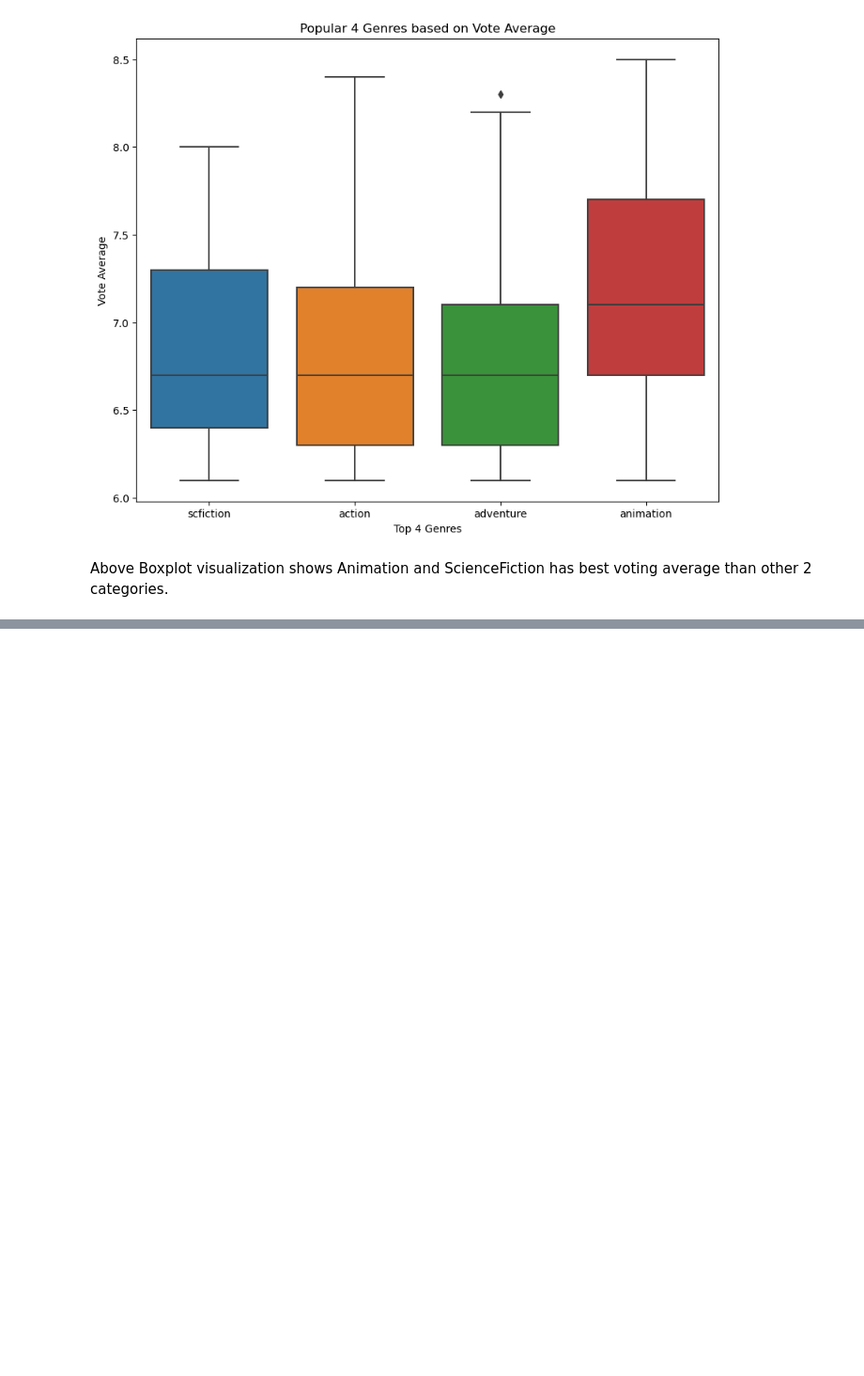
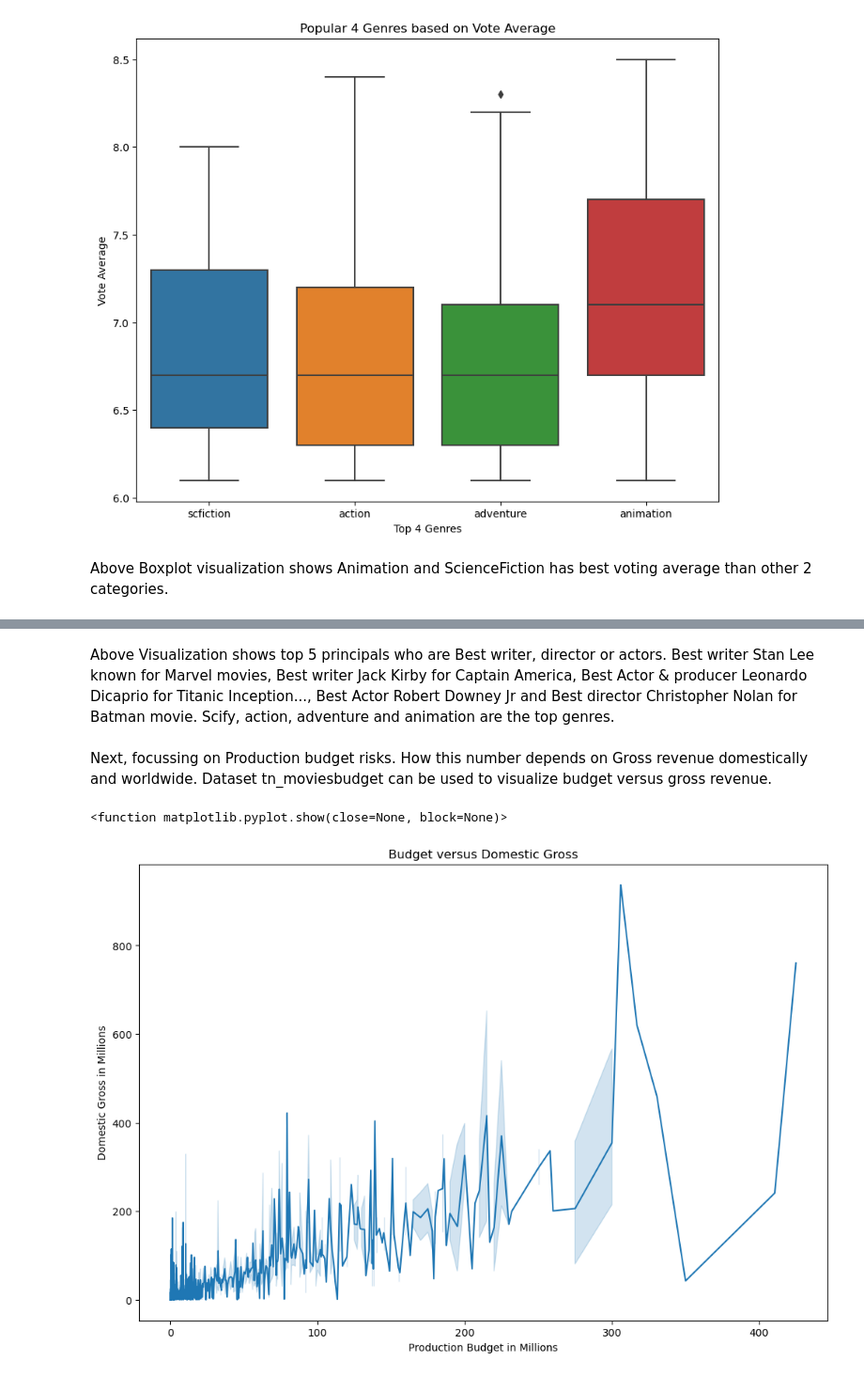
Before and after one commit to YamunaU75/FortuneMoviePhase2, a Jupyter notebook: index.ipynb, the cells around one changed output, grey strips where cells are left out. Shown at 94% size. Cells and saved outputs as stored; diff of their text form; code cells hidden in the pictures; blank space fills up the shorter version.

```diff
--- a/index.ipynb
+++ b/index.ipynb
@@ -256,7 +259,7 @@ vote_count           0
 dtype: int64
 # %%
 # Loading Dataset5 tn.movie_budgets.csv
-tn_moviesbudget = pd.read_csv("data/tn.movie_budgets.csv/tn.movie_budgets.csv")
+tn_moviesbudget = pd.read_csv("zippedData/tn.movie_budgets.csv.gz")
 tn_moviesbudget
 # %% [output]
 |  | id | release_date | movie | production_budget | domestic_gross | worldwide_gross |
@@ -650,3 +652,11 @@ tn_moviesbudget1.describe()
 | 50% | 50.000000 | 1.700000e+07 | 1.722594e+07 | 2.798445e+07 | 17.000000 | ... |
 | 75% | 75.000000 | 4.000000e+07 | 5.234866e+07 | 9.764584e+07 | 40.000000 | ... |
 | max | 100.000000 | 4.250000e+08 | 9.366622e+08 | 2.776345e+09 | 425.000000 | ... |
+# %%
+# Dropping rows which has 0 domestic_gross and 0 worldwide_gross
+index_drop = tn_moviesbudget1[tn_moviesbudget1['domestic_gross_million']==0].index
+tn_moviesbudget1.drop(index_drop, inplace=True)
+
+index_drop2 = tn_moviesbudget1[tn_moviesbudget1['worldwide_gross']==0].index
+tn_moviesbudget1.drop(index_drop2, inplace=True)
+tn_moviesbudget1.describe()
@@ -768,0 +826,18 @@ Exploring im.db database for visualization. Table movie_ratings has mean numvote
+# %% [markdown]
+Above Visualization shows top 5 principals who are Best writer, director or actors. Best writer Stan Lee known for Marvel movies, Best writer Jack Kirby for Captain America, Best Actor & producer Leonardo Dicaprio for Titanic Inception..., Best Actor Robert Downey Jr and Best director Christopher Nolan for Batman movie. Scify, action, adventure and animation are the top genres.
+# %% [markdown]
+Next, focussing on Production budget risks. How this number depends on Gross revenue domestically and worldwide.
+Dataset tn_moviesbudget can be used to visualize budget versus gross revenue.
+# %%
+# Visualize budget vs domestic gross
+fig, ax = plt.subplots(figsize = (12,8))
+sns.lineplot(data=tn_moviesbudget1, x="production_budget_million", y="domestic_gross_million")
+
+# Title, labels
+plt.title('Budget versus Domestic Gross')
+plt.xlabel('Production Budget in Millions')
+plt.ylabel('Domestic Gross in Millions')
+plt.show
+# %% [output]
+<function matplotlib.pyplot.show(close=None, block=None)>
+[figure, added]
```
Also changed, not shown: parts of 30 cells of this notebook, 2 other files.
